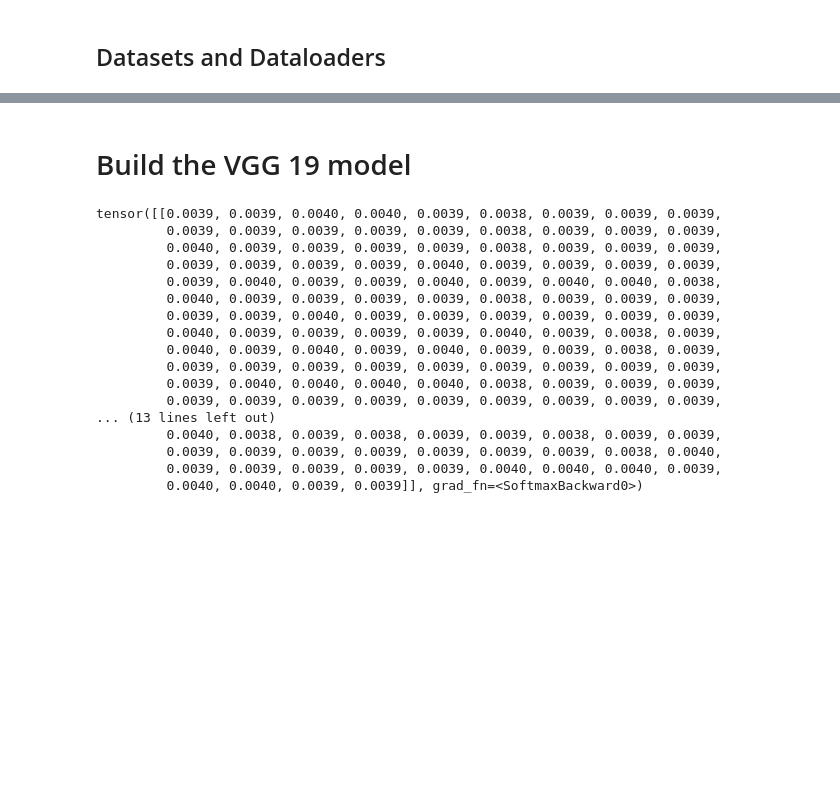
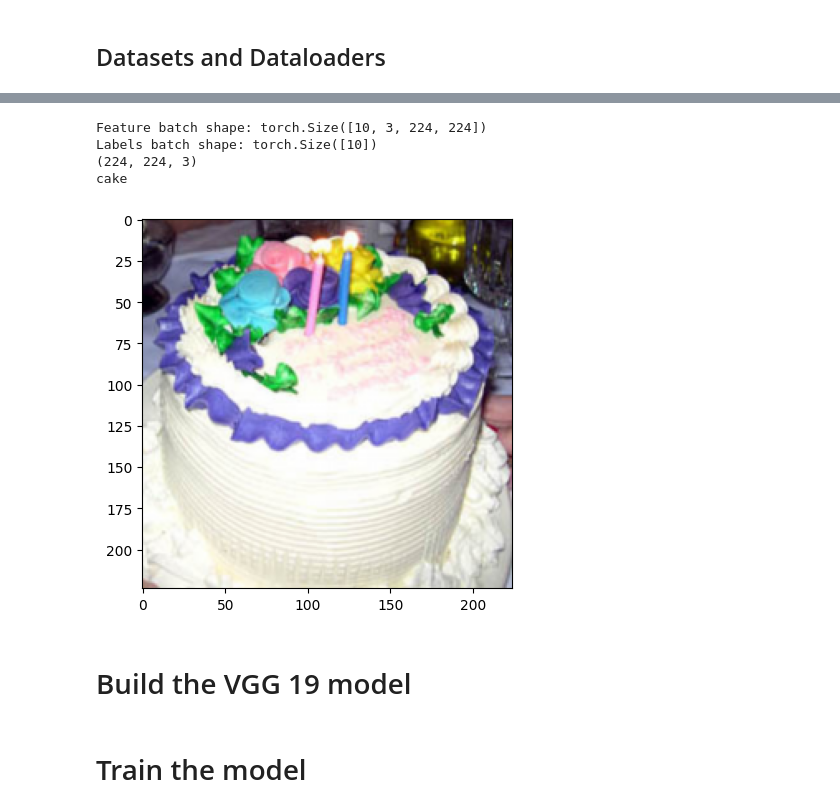
Before and after one commit to PeterKahenya/deep, a Jupyter notebook: cnn.ipynb, the cells around one changed output, grey strips where cells are left out. Saved outputs shown, nothing was run; the diff lists cells and outputs as text; code cells hidden in the pictures; blank space fills up the shorter version.

```diff
--- a/cnn.ipynb
+++ b/cnn.ipynb
@@ -43,27 +49,31 @@ for a,_,files in os.walk("./data/caltech256/train/"):
 train_labels = []
 test_labels = []
 categories = {}
-for dirpath,_,files in os.walk("./data/caltech256/train/"):
+for dirpath,_,files in os.walk("./train/"):
     if len(files)>0:
         for f in files:
             path = dirpath+"/"+f
-            label = int(os.path.basename(dirpath).split(".")[0])
+            label = int(os.path.basename(dirpath).split(".")[0])-1
             label_name = os.path.basename(dirpath).split(".")[1]
             categories[label] = label_name
             train_labels.append([path,label])
 
-with open('./data/caltech256/train_labels.csv', 'w', newline='') as csvfile:
-    writer = csv.writer(csvfile)
-    writer.writerows(train_labels)
+if not os.path.exists('./train_labels.csv'):
+  with open('./train_labels.csv', 'w', newline='') as csvfile:
+      writer = csv.writer(csvfile)
+      writer.writerows(train_labels)
 
 
-for dirpath,_,files in os.walk("./data/caltech256/test/"):
+for dirpath,_,files in os.walk("./test/"):
     if len(files)>0:
         for f in files:
             path = dirpath+"/"+f
-            label = int(os.path.basename(dirpath).split(".")[0])
+            label = int(os.path.basename(dirpath).split(".")[0])-1
             test_labels.append([path,label])
 
-# with open('./data/caltech256/test_labels.csv', 'w', newline='') as csvfile:
-#     writer = csv.writer(csvfile)
-#     writer.writerows(test_labels)
+if not os.path.exists('./test_labels.csv'):
+  with open('./test_labels.csv', 'w', newline='') as csvfile:
+      writer = csv.writer(csvfile)
+      writer.writerows(test_labels)
+
+categories
@@ -137,3 +115,21 @@ skyscraper
+# %%
+# Explore the dataset
+
+train_features, train_labels = next(iter(train_dataloader))
+print(f"Feature batch shape: {train_features.size()}")
+print(f"Labels batch shape: {train_labels.size()}")
+image = np.transpose(train_features[0].type(torch.int).numpy(), (1, 2, 0))
+print(image.shape)
+
+print(categories[train_labels[0].item()])
+plt.imshow(image)
+plt.show()
+# %% [output]
+Feature batch shape: torch.Size([10, 3, 224, 224])
+Labels batch shape: torch.Size([10])
+(224, 224, 3)
+cake
+[figure, added]
 # %% [markdown]
 # Build the VGG 19 model
 # %%
@@ -186,32 +182,18 @@ class VGGCNN(nn.Module):
         )
         self.flatten = nn.Flatten()
         self.fc = nn.Sequential(
-            nn.Linear(in_features=294912,out_features=4096),
+            nn.Linear(in_features=25088,out_features=4096),
+            nn.ReLU(),
+            nn.Dropout(0.5),
             nn.Linear(in_features=4096,out_features=4096),
-            nn.Linear(in_features=4096,out_features=256),
+            nn.ReLU(),
+            nn.Dropout(0.5),
+            nn.Linear(in_features=4096,out_features=257),
         )
-        self.softmax = nn.Softmax()
 
     def forward(self,X):
-        return torch.softmax(self.fc(self.flatten(self.cnn(X))),dim=-1)
+        return self.fc(self.flatten(self.cnn(X)))
 
-model = VGGCNN()
-model(torch.randn((1,3,768,768)))
+model = VGGCNN().to(device)
-# %% [output]
-tensor([[0.0039, 0.0039, 0.0040, 0.0040, 0.0039, 0.0038, 0.0039, 0.0039, 0.0039,
-         0.0039, 0.0039, 0.0039, 0.0039, 0.0039, 0.0038, 0.0039, 0.0039, 0.0039,
-         0.0040, 0.0039, 0.0039, 0.0039, 0.0039, 0.0038, 0.0039, 0.0039, 0.0039,
-         0.0039, 0.0039, 0.0039, 0.0039, 0.0040, 0.0039, 0.0039, 0.0039, 0.0039,
-         0.0039, 0.0040, 0.0039, 0.0039, 0.0040, 0.0039, 0.0040, 0.0040, 0.0038,
-         0.0040, 0.0039, 0.0039, 0.0039, 0.0039, 0.0038, 0.0039, 0.0039, 0.0039,
-         0.0039, 0.0039, 0.0040, 0.0039, 0.0039, 0.0039, 0.0039, 0.0039, 0.0039,
-         0.0040, 0.0039, 0.0039, 0.0039, 0.0039, 0.0040, 0.0039, 0.0038, 0.0039,
-         0.0040, 0.0039, 0.0040, 0.0039, 0.0040, 0.0039, 0.0039, 0.0038, 0.0039,
-         0.0039, 0.0039, 0.0039, 0.0039, 0.0039, 0.0039, 0.0039, 0.0039, 0.0039,
-         0.0039, 0.0040, 0.0040, 0.0040, 0.0040, 0.0038, 0.0039, 0.0039, 0.0039,
-         0.0039, 0.0039, 0.0039, 0.0039, 0.0039, 0.0039, 0.0039, 0.0039, 0.0039,
-... (13 lines left out)
-         0.0040, 0.0038, 0.0039, 0.0038, 0.0039, 0.0039, 0.0038, 0.0039, 0.0039,
-         0.0039, 0.0039, 0.0039, 0.0039, 0.0039, 0.0039, 0.0039, 0.0038, 0.0040,
-         0.0039, 0.0039, 0.0039, 0.0039, 0.0039, 0.0040, 0.0040, 0.0040, 0.0039,
-         0.0040, 0.0040, 0.0039, 0.0039]], grad_fn=<SoftmaxBackward0>)
+# %% [markdown]
+# Train the model
```
Also changed, not shown: parts of 7 cells of this notebook, 1 other file.
